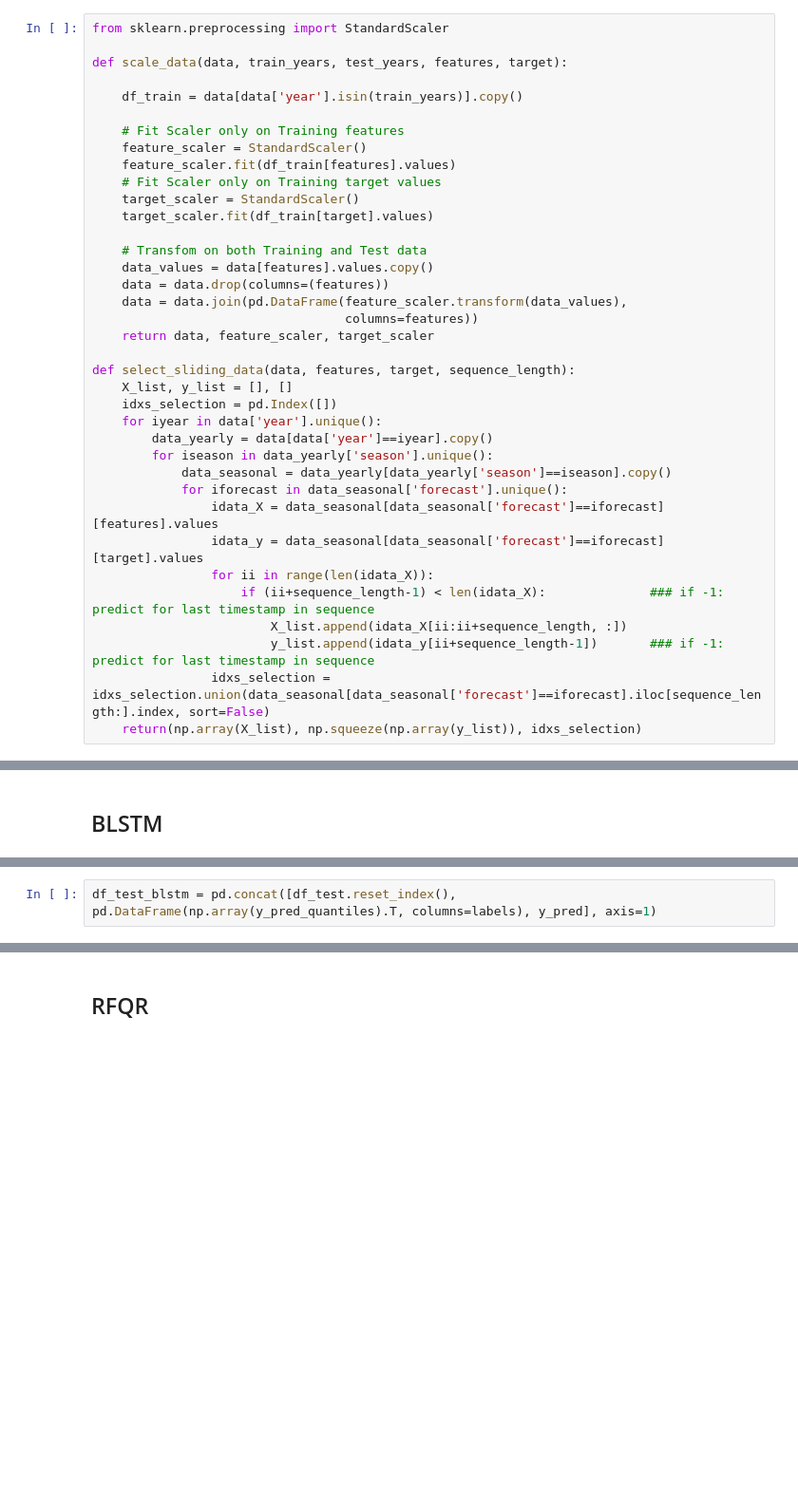
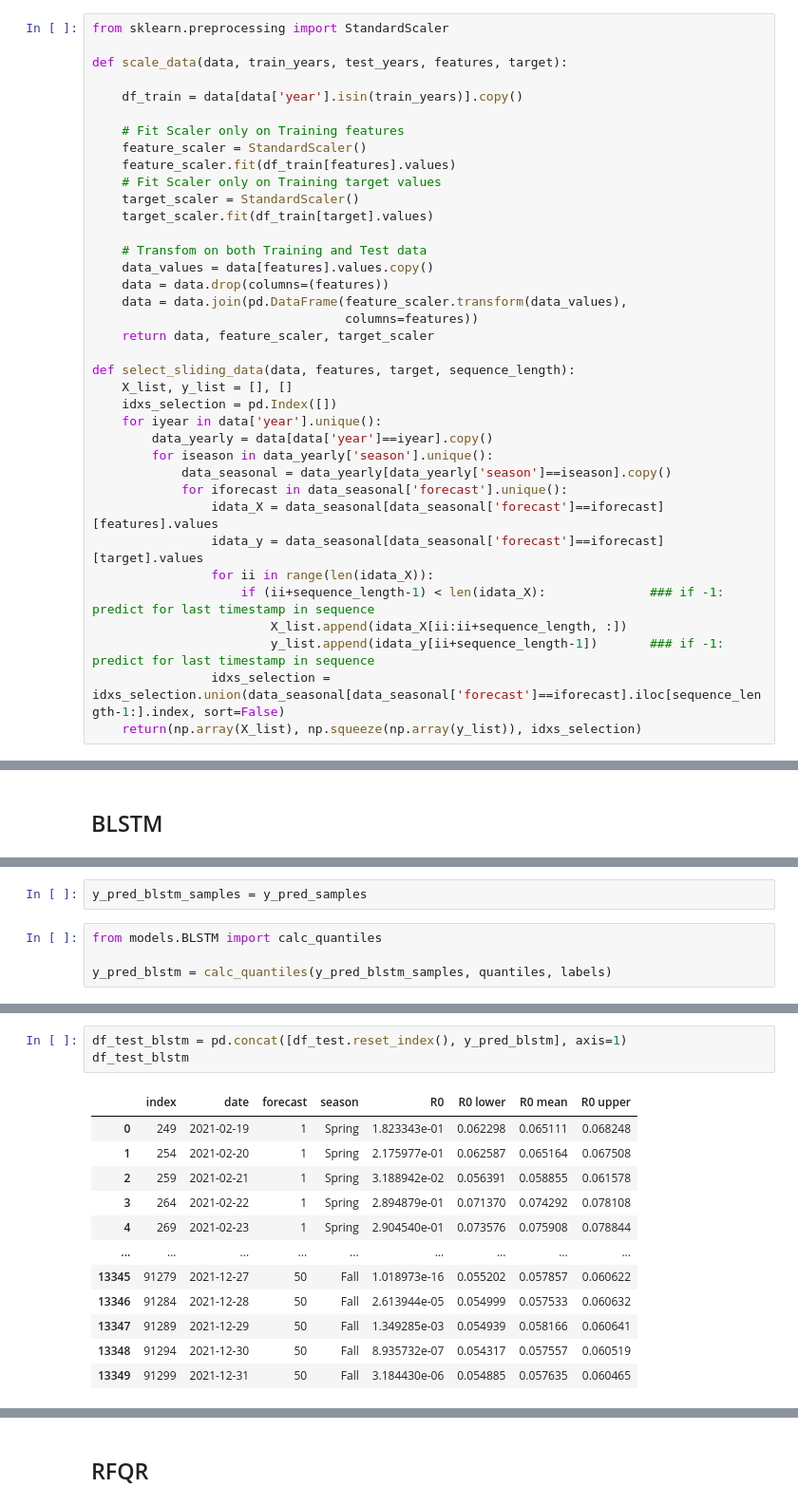
Before and after one commit to IBM/UQ-climate-impact-benchmarking, a Jupyter notebook: emsemble_modeling.ipynb, the cells around one changed output, grey strips where cells are left out. Shown: that part at 95% size. Saved outputs shown, nothing was run; the diff lists cells and outputs as text; blank space fills up the shorter version.

Commit message:
corrected df_test

```diff
--- a/emsemble_modeling.ipynb
+++ b/emsemble_modeling.ipynb
@@ -116,7 +116,7 @@ def select_sliding_data(data, features, target, sequence_length):
                     if (ii+sequence_length-1) < len(idata_X):              ### if -1: predict for last timestamp in sequence
                         X_list.append(idata_X[ii:ii+sequence_length, :])
                         y_list.append(idata_y[ii+sequence_length-1])       ### if -1: predict for last timestamp in sequence
-                idxs_selection = idxs_selection.union(data_seasonal[data_seasonal['forecast']==iforecast].iloc[sequence_length:].index, sort=False)
+                idxs_selection = idxs_selection.union(data_seasonal[data_seasonal['forecast']==iforecast].iloc[sequence_length-1:].index, sort=False)
     return(np.array(X_list), np.squeeze(np.array(y_list)), idxs_selection)
 # %%
 df_scaled, feature_scaler, target_scaler = scale_data(df.copy(), train_years, test_years, features, target)
@@ -182,0 +169,6 @@ Predicting R0 upper quantile: 0.8413
+# %%
+y_pred_blstm_samples = y_pred_samples
+# %%
+from models.BLSTM import calc_quantiles
+
+y_pred_blstm = calc_quantiles(y_pred_blstm_samples, quantiles, labels)
@@ -183,2 +179,16 @@ Predicting R0 upper quantile: 0.8413
 # %%
-df_test_blstm = pd.concat([df_test.reset_index(), pd.DataFrame(np.array(y_pred_quantiles).T, columns=labels), y_pred], axis=1)
+df_test_blstm = pd.concat([df_test.reset_index(), y_pred_blstm], axis=1)
+df_test_blstm
+# %% [output]
+|  | index | date | forecast | season | R0 | R0 lower | R0 mean | R0 upper |
+| 0 | 249 | 2021-02-19 | 1 | Spring | 1.823343e-01 | 0.062298 | 0.065111 | 0.068248 |
+| 1 | 254 | 2021-02-20 | 1 | Spring | 2.175977e-01 | 0.062587 | 0.065164 | 0.067508 |
+| 2 | 259 | 2021-02-21 | 1 | Spring | 3.188942e-02 | 0.056391 | 0.058855 | 0.061578 |
+| 3 | 264 | 2021-02-22 | 1 | Spring | 2.894879e-01 | 0.071370 | 0.074292 | 0.078108 |
+| 4 | 269 | 2021-02-23 | 1 | Spring | 2.904540e-01 | 0.073576 | 0.075908 | 0.078844 |
+| ... | ... | ... | ... | ... | ... | ... | ... | ... |
+| 13345 | 91279 | 2021-12-27 | 50 | Fall | 1.018973e-16 | 0.055202 | 0.057857 | 0.060622 |
+| 13346 | 91284 | 2021-12-28 | 50 | Fall | 2.613944e-05 | 0.054999 | 0.057533 | 0.060632 |
+| 13347 | 91289 | 2021-12-29 | 50 | Fall | 1.349285e-03 | 0.054939 | 0.058166 | 0.060641 |
+| 13348 | 91294 | 2021-12-30 | 50 | Fall | 8.935732e-07 | 0.054317 | 0.057557 | 0.060519 |
+| 13349 | 91299 | 2021-12-31 | 50 | Fall | 3.184430e-06 | 0.054885 | 0.057635 | 0.060465 |
```
Also changed, not shown: parts of 8 cells of this notebook, 2 other files.
